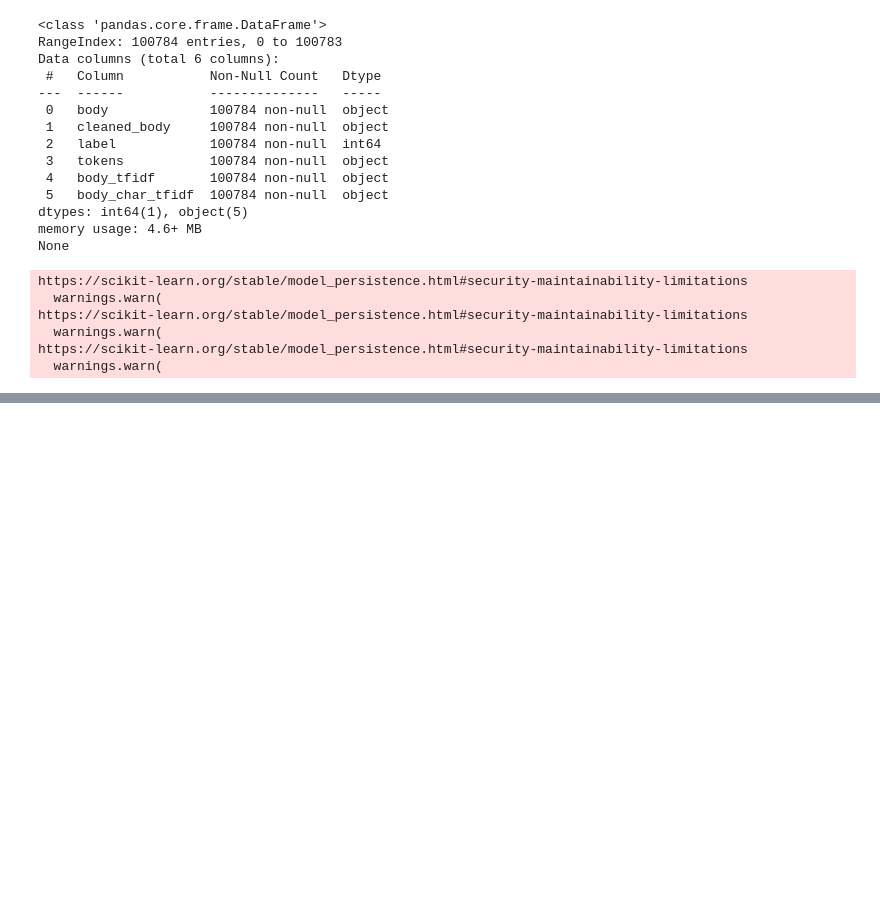
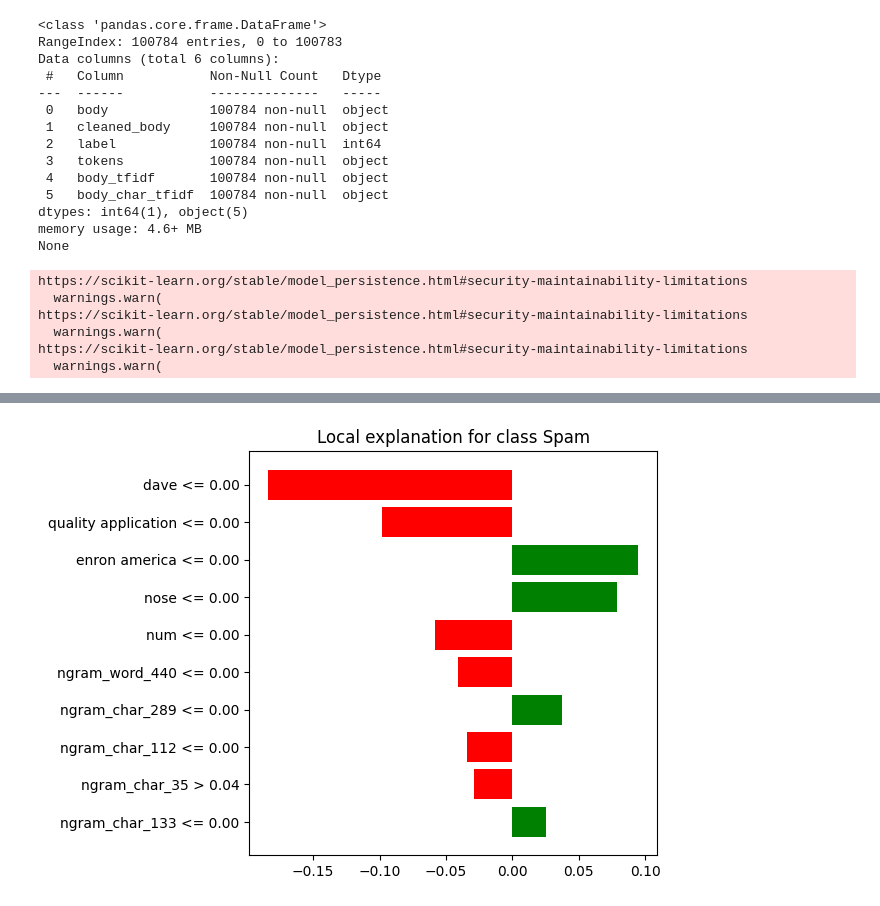
Before and after one commit to kmjtxt/spam_email_detection, a Jupyter notebook: Models/Deep Learning.ipynb, the cells around one changed output, grey strips where cells are left out. Drawn from its saved outputs; the diff is of its cells as text; code cells hidden in the pictures; blank space fills up the shorter version.

```diff
--- a/Models/Deep Learning.ipynb
+++ b/Models/Deep Learning.ipynb
@@ -317,0 +284,12 @@ plt.show()
+# %%
+exp = explainer.explain_instance(
+    X_test[52],
+    predict_fn,
+    num_features=10,
+    num_samples=1000
+)
+
+fig = exp.as_pyplot_figure()
+plt.tight_layout()
+plt.show()
+# %% [output]
@@ -317,0 +297 @@ plt.show()
+[figure, added]
```
Also changed, not shown: parts of 7 cells of this notebook.
